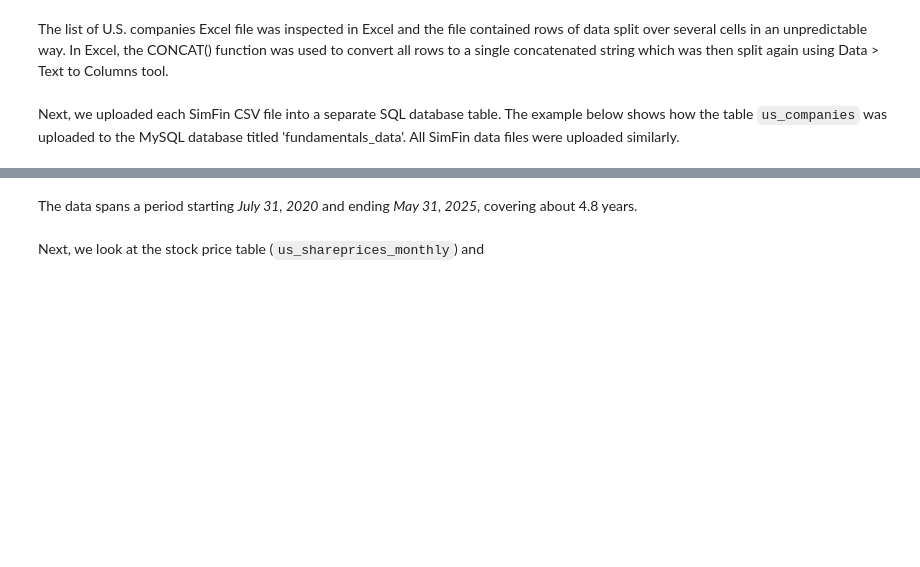
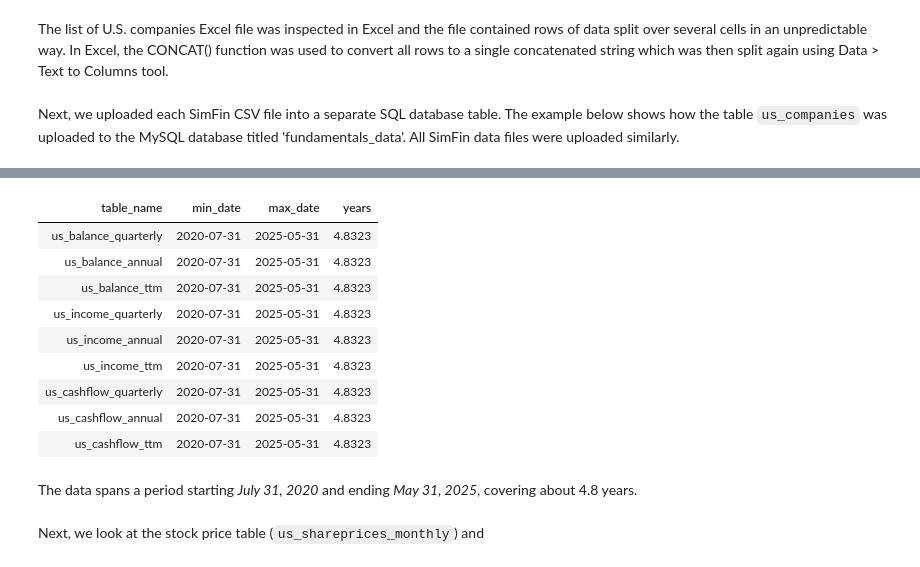
Before and after one commit to aaron-san/fundamentals-db-simfin-mysql, a Jupyter notebook: index.ipynb, the cells around one changed output, grey strips where cells are left out. Cells and saved outputs as stored; diff of their text form; code cells hidden in the pictures; blank space fills up the shorter version.

```diff
--- a/index.ipynb
+++ b/index.ipynb
@@ -160,3 +324,101 @@ FROM us_balance_quarterly;
+# %%
+
+from IPython.display import HTML, display
+import json
+import mysql.connector
+import pandas as pd
+
+with open("mysql_creds.json") as f:
+    creds = json.load(f)
+
+conn = mysql.connector.connect(
+    host=creds["host"],
+    user=creds["user"],
+    password=creds["password"],
+    database=creds["database"],
+    auth_plugin="mysql_native_password"
+)
+
+query = """
+SELECT
+    "us_balance_quarterly" AS table_name,
+    MIN(ReportDate) as min_date,
+    MAX(ReportDate) as max_date,
+    TIMESTAMPDIFF(DAY, MIN(ReportDate), MAX(ReportDate)) / 365.25 AS years
+FROM us_balance_quarterly
+UNION ALL
+SELECT
+    "us_balance_annual" AS table_name,
+    MIN(ReportDate) as min_date,
+    MAX(ReportDate) as max_date,
+    TIMESTAMPDIFF(DAY, MIN(ReportDate), MAX(ReportDate)) / 365.25 AS years
+FROM us_balance_annual
+UNION ALL
+SELECT
+    "us_balance_ttm" AS table_name,
+    MIN(ReportDate) as min_date,
+    MAX(ReportDate) as max_date,
+    TIMESTAMPDIFF(DAY, MIN(ReportDate), MAX(ReportDate)) / 365.25 AS years
+FROM us_balance_ttm
+UNION ALL
+SELECT
+    "us_income_quarterly" AS table_name,
+    MIN(ReportDate) as min_date,
+    MAX(ReportDate) as max_date,
+    TIMESTAMPDIFF(DAY, MIN(ReportDate), MAX(ReportDate)) / 365.25 AS years
+FROM us_income_quarterly
+UNION ALL
+SELECT
+    "us_income_annual" AS table_name,
+    MIN(ReportDate) as min_date,
+    MAX(ReportDate) as max_date,
+    TIMESTAMPDIFF(DAY, MIN(ReportDate), MAX(ReportDate)) / 365.25 AS years
+FROM us_income_annual
+UNION ALL
+SELECT
+    "us_income_ttm" AS table_name,
+    MIN(ReportDate) as min_date,
+    MAX(ReportDate) as max_date,
+    TIMESTAMPDIFF(DAY, MIN(ReportDate), MAX(ReportDate)) / 365.25 AS years
+FROM us_income_ttm
+UNION ALL
+SELECT
+    "us_cashflow_quarterly" AS table_name,
+    MIN(ReportDate) as min_date,
+    MAX(ReportDate) as max_date,
+    TIMESTAMPDIFF(DAY, MIN(ReportDate), MAX(ReportDate)) / 365.25 AS years
+FROM us_cashflow_quarterly
+UNION ALL
+SELECT
+    "us_cashflow_annual" AS table_name,
+    MIN(ReportDate) as min_date,
+    MAX(ReportDate) as max_date,
+    TIMESTAMPDIFF(DAY, MIN(ReportDate), MAX(ReportDate)) / 365.25 AS years
+FROM us_cashflow_annual
+UNION ALL
+SELECT
+    "us_cashflow_ttm" AS table_name,
+    MIN(ReportDate) as min_date,
+    MAX(ReportDate) as max_date,
+    TIMESTAMPDIFF(DAY, MIN(ReportDate), MAX(ReportDate)) / 365.25 AS years
+FROM us_cashflow_ttm;
+"""
+
+cursor = conn.cursor()
+cursor.execute(query)
+df = pd.DataFrame(cursor.fetchall(), columns=[desc[0] for desc in cursor.description])
+HTML(df.to_html(index=False))
+# %% [output]
+| table_name | min_date | max_date | years |
+| us_balance_quarterly | 2020-07-31 | 2025-05-31 | 4.8323 |
+| us_balance_annual | 2020-07-31 | 2025-05-31 | 4.8323 |
+| us_balance_ttm | 2020-07-31 | 2025-05-31 | 4.8323 |
+| us_income_quarterly | 2020-07-31 | 2025-05-31 | 4.8323 |
+| us_income_annual | 2020-07-31 | 2025-05-31 | 4.8323 |
+| us_income_ttm | 2020-07-31 | 2025-05-31 | 4.8323 |
+| us_cashflow_quarterly | 2020-07-31 | 2025-05-31 | 4.8323 |
+| us_cashflow_annual | 2020-07-31 | 2025-05-31 | 4.8323 |
+| us_cashflow_ttm | 2020-07-31 | 2025-05-31 | 4.8323 |
 # %% [markdown]
 The data spans a period starting *July 31, 2020* and ending *May 31, 2025*, covering about 4.8 years.
 # %% [markdown]
```
Also changed, not shown: parts of 21 cells of this notebook, 5 other files.
